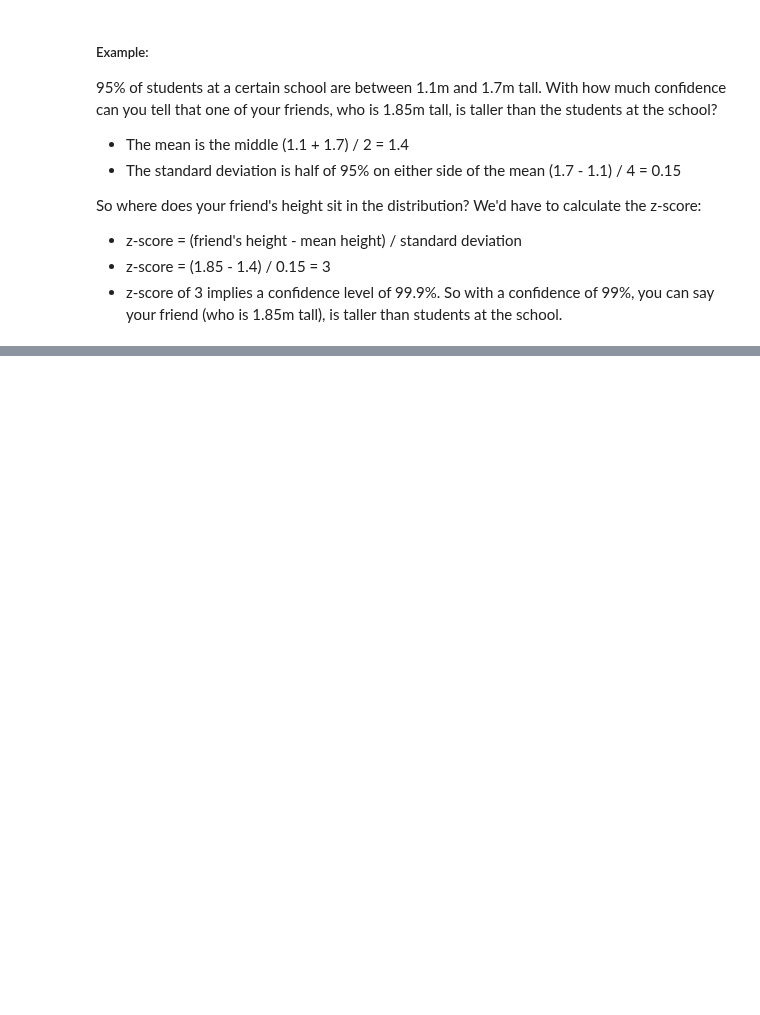
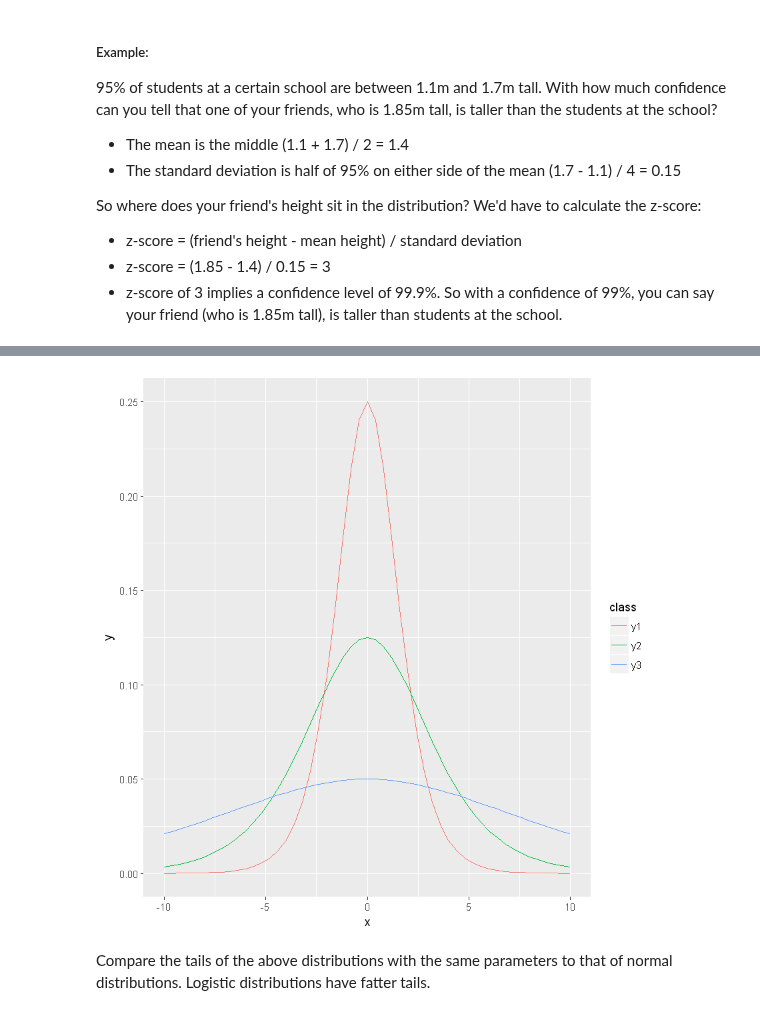
Before and after one commit to iamjz/R-Data, a Jupyter notebook: ContinuousDistributions.ipynb, the cells around one changed output, grey strips where cells are left out. Drawn from its saved outputs; the diff is of its cells as text; code cells hidden in the pictures; blank space fills up the shorter version.

```diff
--- a/ContinuousDistributions.ipynb
+++ b/ContinuousDistributions.ipynb
@@ -132,0 +142,5 @@ So where does your friend's height sit in the distribution? We'd have to calcula
+# %%
+x <- seq(-10, 10, by = 0.4)
+y1 = dlogis(x, location = 0, scale = 1)
+y2 = dlogis(x, location = 0, scale = 2)
+y3 = dlogis(x, location = 0, scale = 5)
@@ -132,0 +185,2 @@ So where does your friend's height sit in the distribution? We'd have to calcula
+# %%
+df <- data.frame(x = rep(x, 3), y = c(y1, y2, y3), class = c(rep("y1", 51), rep("y2", 51), rep("y3", 51)))
@@ -132,0 +197,6 @@ So where does your friend's height sit in the distribution? We'd have to calcula
+# %%
+ggplot(df, aes(x = x, y = y, color = class)) + geom_line()
+# %% [output]
+[figure, added]
+# %% [markdown]
+Compare the tails of the above distributions with the same parameters to that of normal distributions. Logistic distributions have fatter tails.
```
Also changed, not shown: parts of 29 cells of this notebook.
